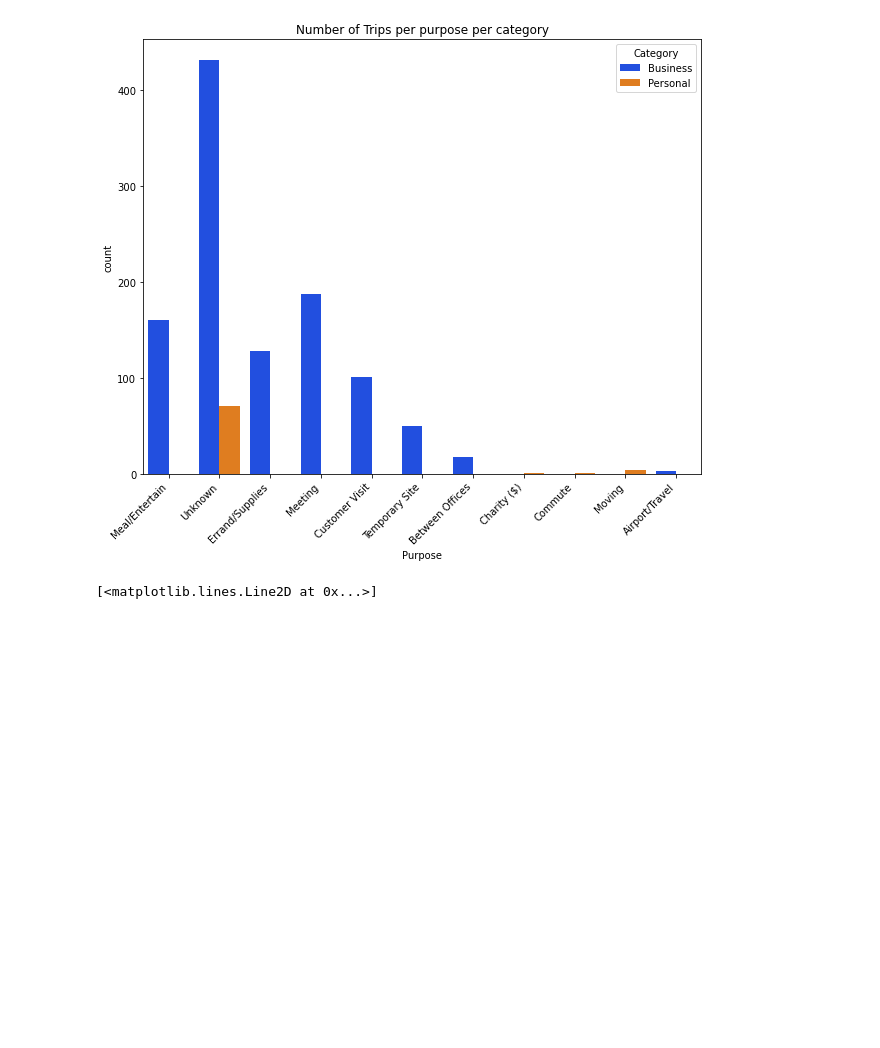
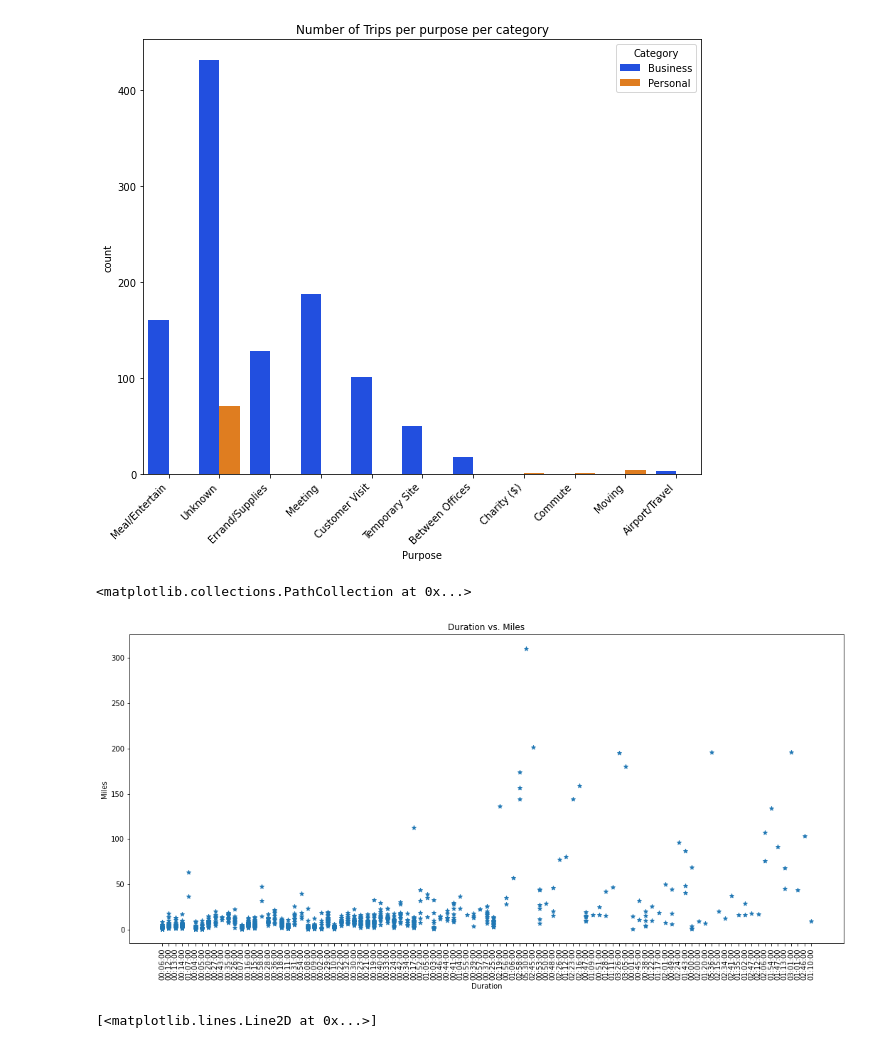
Before and after one commit to SandyCOG/EDA-on-Uber-rides, a Jupyter notebook: uber-rides-data-analysis.ipynb, the cells around one changed output. Drawn from its saved outputs; the diff is of its cells as text; code cells hidden in the pictures; blank space fills up the shorter version.

```diff
--- a/uber-rides-data-analysis.ipynb
+++ b/uber-rides-data-analysis.ipynb
@@ -312,6 +334,17 @@ chart.set_xticklabels(chart.get_xticklabels(), rotation=45,horizontalalignment='
  Text(9, 0, 'Moving'),
  Text(10, 0, 'Airport/Travel')]
 [figure]
+# %%
+#exploring relationship between miles and duration
+plt.figure(figsize=(18,8))
+plt.xlabel('Duration')
+plt.ylabel('Miles')
+plt.title('Duration vs. Miles')
+plt.xticks(rotation=90)
+plt.scatter(x='Duration',y='Miles', data=df,marker='*')
+# %% [output]
+<matplotlib.collections.PathCollection at 0x...>
+[figure, added]
 # %%
 #Line plot of trips per month
 plt.figure(figsize=(10,8))
```
Also changed, not shown: parts of 8 cells of this notebook.
